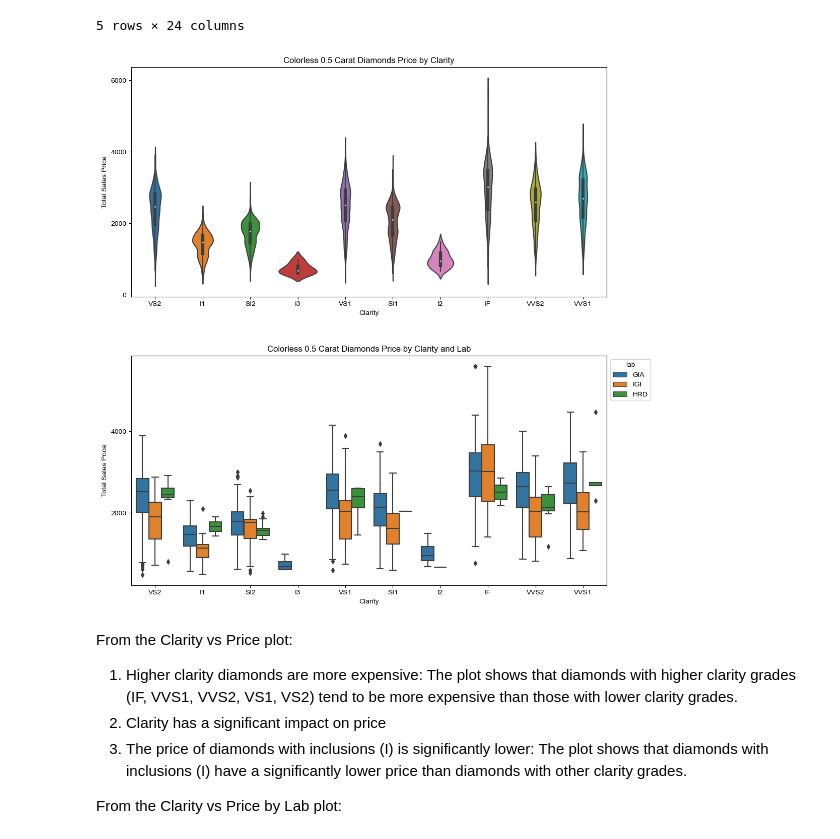
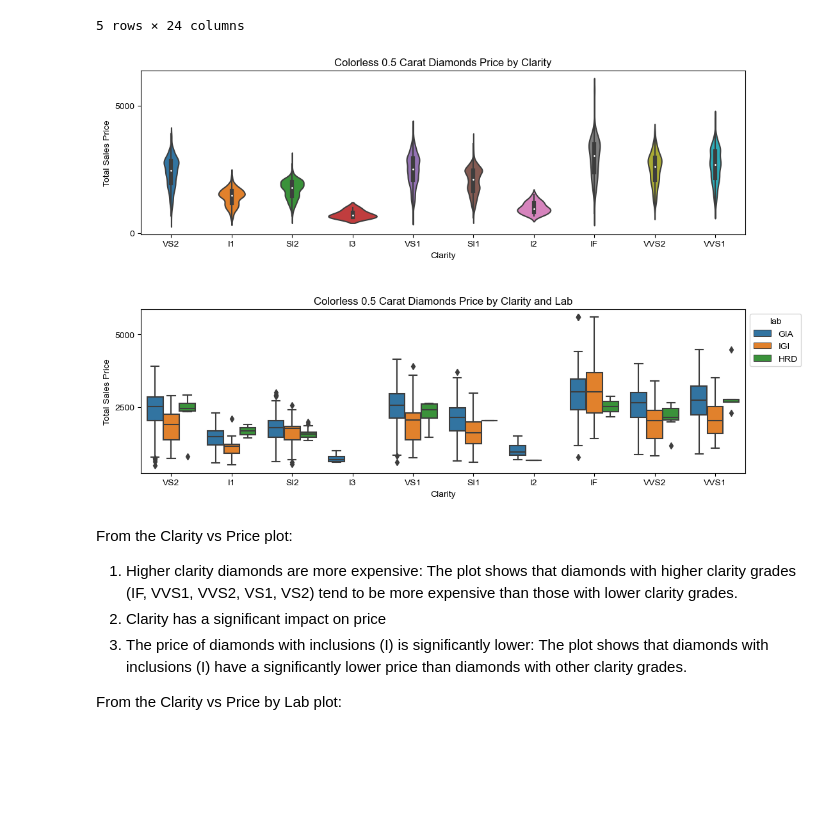
Before and after one commit to Sree790/diamond-price-prediction-EDA, a Jupyter notebook: notebooks/eda.ipynb, the cells around one changed output. Drawn from its saved outputs; the diff is of its cells as text; code cells hidden in the pictures; blank space fills up the shorter version.

```diff
--- a/notebooks/eda.ipynb
+++ b/notebooks/eda.ipynb
@@ -344,21 +345,21 @@ display(median_carat.head())
 # %%
 # Dataframe of median carat colorless diamonds
 colorless_median_carat = median_carat[median_carat['fancy_color_dominant_color']=='unknown']
 
 # Box plot of median carat colorless diamonds Price by its clarity
-fig3, axes = plt.subplots(2, 1, layout='tight', figsize=(12, 12))
+fig3, axes = plt.subplots(2, 1, layout='tight', figsize=(12, 8))
 sns.violinplot(colorless_median_carat, x='clarity', y='total_sales_price', ax=axes[0])
 axes[0].set(title='Colorless 0.5 Carat Diamonds Price by Clarity', xlabel='Clarity', ylabel='Total Sales Price')
 
 # Box plot of median carat colorless diamonds Price by its clarity and lab
 sns.boxplot(colorless_median_carat, x='clarity', y='total_sales_price', hue='lab', ax=axes[1])
 sns.move_legend(axes[1], "upper left", bbox_to_anchor=(1, 1))
 axes[1].set(title='Colorless 0.5 Carat Diamonds Price by Clarity and Lab', xlabel='Clarity', ylabel='Total Sales Price')
 sns.set_theme(font_scale=3)
 plt.savefig('../images/box_plot_half_carat_prices_by_clarity.png')
 plt.show()
 # %% [output]
-[figure, old version]
+[figure, new version]
 # %% [markdown]
 From the Clarity vs Price plot:
 1. Higher clarity diamonds are more expensive: The plot shows that diamonds with higher clarity grades (IF, VVS1, VVS2, VS1, VS2) tend to be more expensive than those with lower clarity grades.
```
Also changed, not shown: parts of 8 cells of this notebook.
